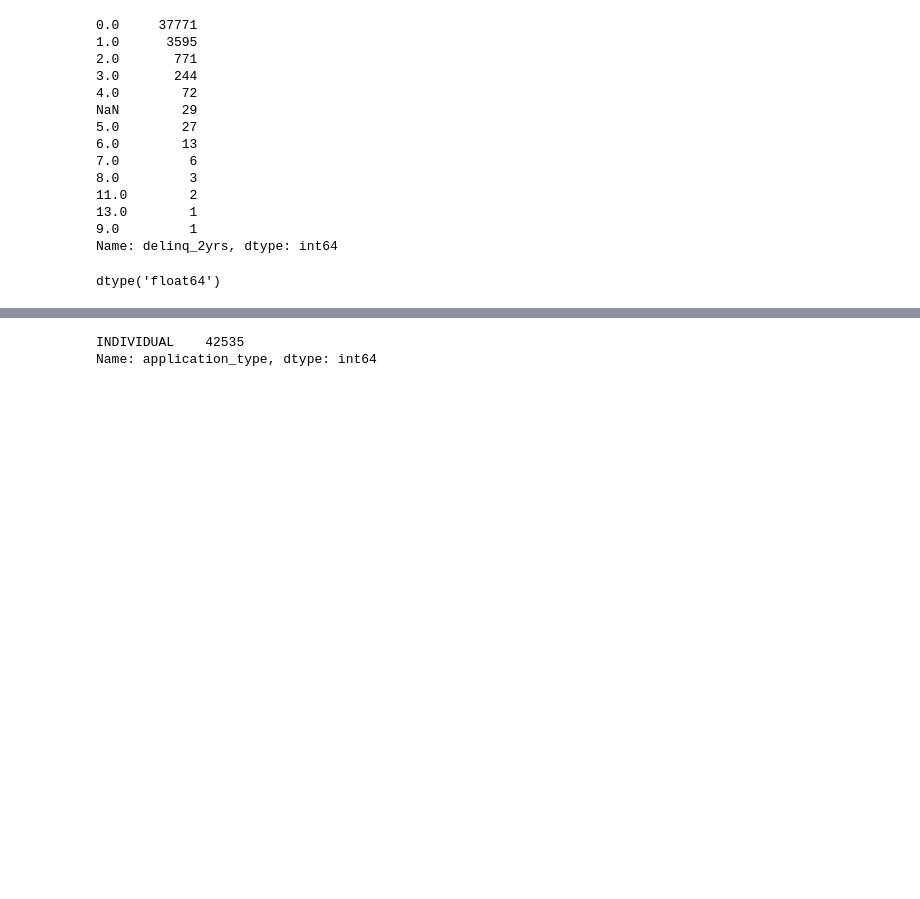
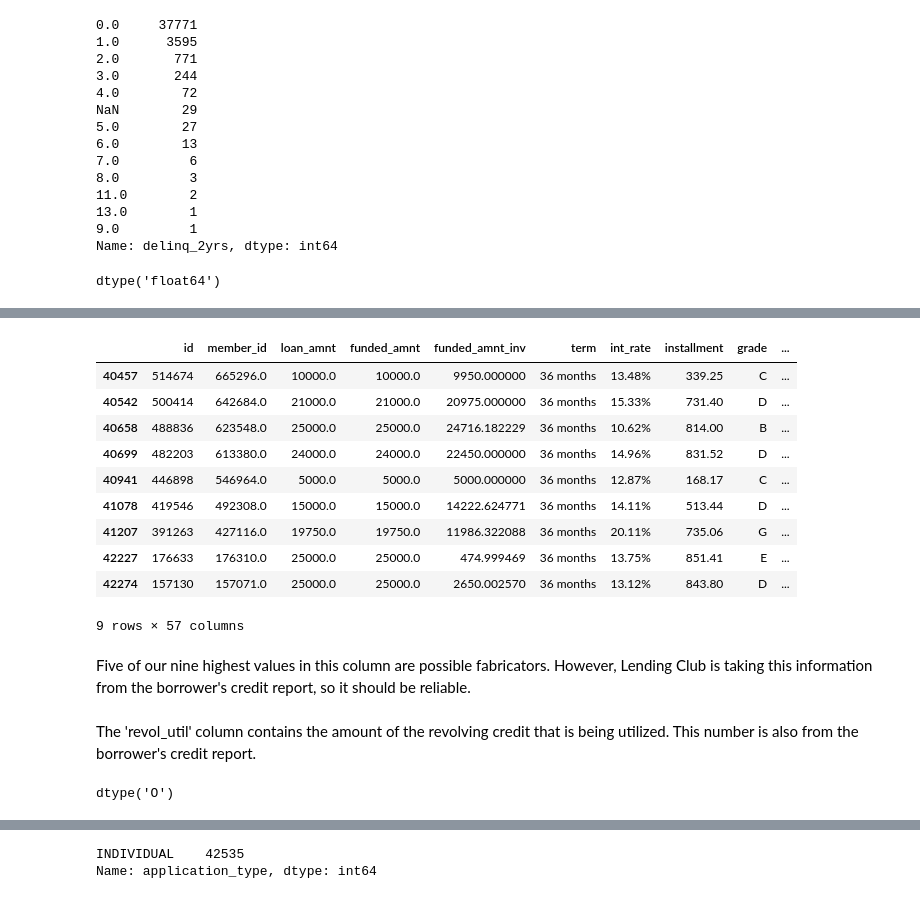
Before and after one commit to annahcasey/dataquest, a Jupyter notebook: machine_learning_project/Predicting_Loan_Repayment.ipynb, the cells around one changed output, grey strips where cells are left out. Saved outputs shown, nothing was run; the diff lists cells and outputs as text; code cells hidden in the pictures; blank space fills up the shorter version.

```diff
--- a/machine_learning_project/Predicting_Loan_Repayment.ipynb
+++ b/machine_learning_project/Predicting_Loan_Repayment.ipynb
@@ -522,0 +620,22 @@ Our next column of interest is 'application_type.'
+# %%
+df[df['revol_bal']>400000]
+# %% [output]
+|  | id | member_id | loan_amnt | funded_amnt | funded_amnt_inv | term | int_rate | installment | grade | ... |
+| 40457 | 514674 | 665296.0 | 10000.0 | 10000.0 | 9950.000000 | 36 months | 13.48% | 339.25 | C | ... |
+| 40542 | 500414 | 642684.0 | 21000.0 | 21000.0 | 20975.000000 | 36 months | 15.33% | 731.40 | D | ... |
+| 40658 | 488836 | 623548.0 | 25000.0 | 25000.0 | 24716.182229 | 36 months | 10.62% | 814.00 | B | ... |
+| 40699 | 482203 | 613380.0 | 24000.0 | 24000.0 | 22450.000000 | 36 months | 14.96% | 831.52 | D | ... |
+| 40941 | 446898 | 546964.0 | 5000.0 | 5000.0 | 5000.000000 | 36 months | 12.87% | 168.17 | C | ... |
+| 41078 | 419546 | 492308.0 | 15000.0 | 15000.0 | 14222.624771 | 36 months | 14.11% | 513.44 | D | ... |
+| 41207 | 391263 | 427116.0 | 19750.0 | 19750.0 | 11986.322088 | 36 months | 20.11% | 735.06 | G | ... |
+| 42227 | 176633 | 176310.0 | 25000.0 | 25000.0 | 474.999469 | 36 months | 13.75% | 851.41 | E | ... |
+| 42274 | 157130 | 157071.0 | 25000.0 | 25000.0 | 2650.002570 | 36 months | 13.12% | 843.80 | D | ... |
+9 rows × 57 columns
+# %% [markdown]
+Five of our nine highest values in this column are possible fabricators. However, Lending Club is taking this information from the borrower's credit report, so it should be reliable.
+# %% [markdown]
+The 'revol_util' column contains the amount of the revolving credit that is being utilized. This number is also from the borrower's credit report.
+# %%
+df['revol_util'].dtype
+# %% [output]
+dtype('O')
```
Also changed, not shown: parts of 172 cells of this notebook, 1 other file.
